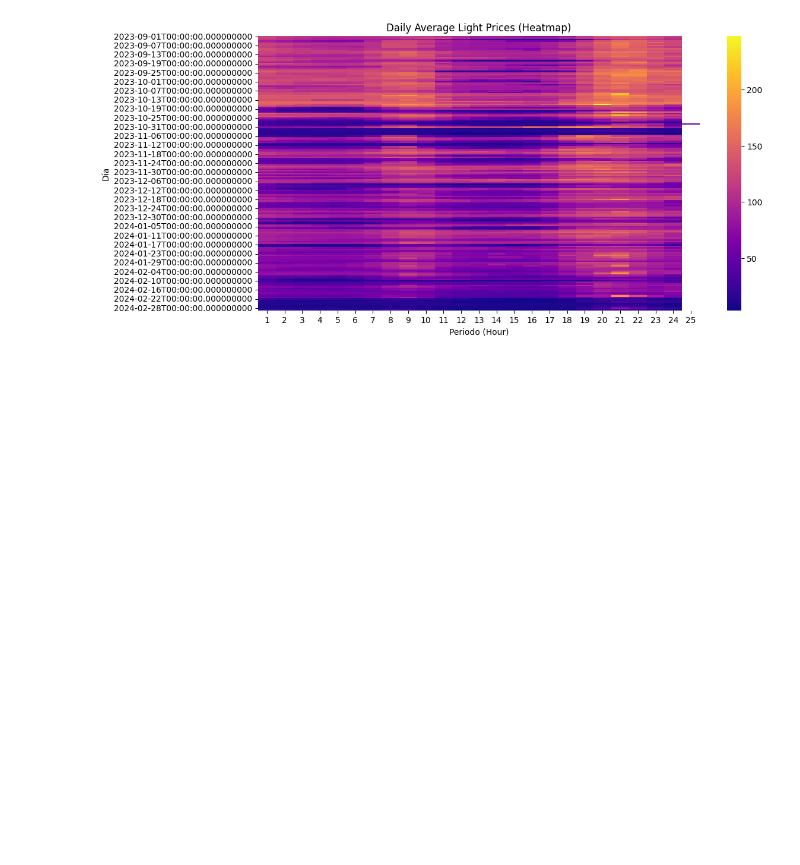
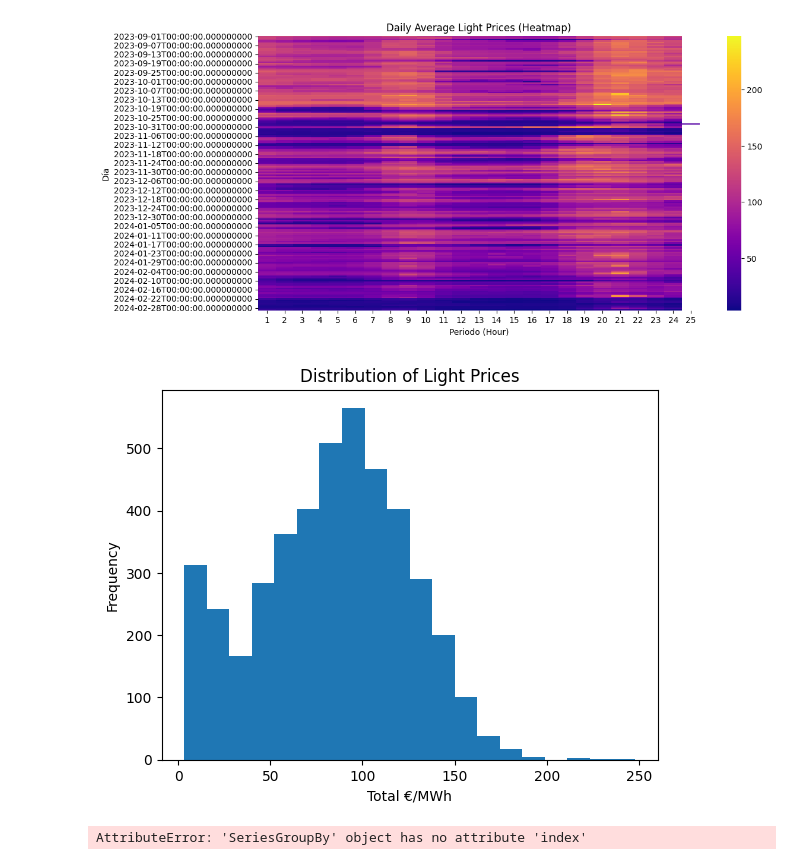
Before and after one commit to Ignacio-Antequera/PVPC-Market-Price-Forecasting, a Jupyter notebook: PVPC-Predictor.ipynb, the cells around one changed output. Drawn from its saved outputs; the diff is of its cells as text; code cells hidden in the pictures; blank space fills up the shorter version.

```diff
--- a/PVPC-Predictor.ipynb
+++ b/PVPC-Predictor.ipynb
@@ -280,3 +280,27 @@ plt.title("Daily Average Light Prices (Heatmap)")
 plt.show()
 # %% [output]
 [figure]
+# %%
+plt.hist(filtered_df["Total €/MWh"], bins=20)  # Adjust number of bins
+plt.xlabel("Total €/MWh")
+plt.ylabel("Frequency")
+plt.title("Distribution of Light Prices")
+plt.show()
+# %% [output]
+[figure, added]
+# %%
+# Group by day or hour
+grouped_data = filtered_df.groupby("Día")["Total €/MWh"]  # Group by "Día" (change to "Periodo" for hourly)
+
+sns.boxplot(
+    x = grouped_data.index,  # Day or hour labels
+    y = "Total €/MWh",
+    showmeans=True,  # Display mean values
+)
+plt.xlabel("Day (or Hour)")
+plt.ylabel("Total €/MWh")
+plt.title("Light Price Distribution by Day (or Hour)")
+plt.xticks(rotation=45)  # Rotate x-axis labels for better readability
+plt.show()
+# %% [output]
+AttributeError: 'SeriesGroupBy' object has no attribute 'index'
```
Also changed, not shown: parts of 1 cell of this notebook.
